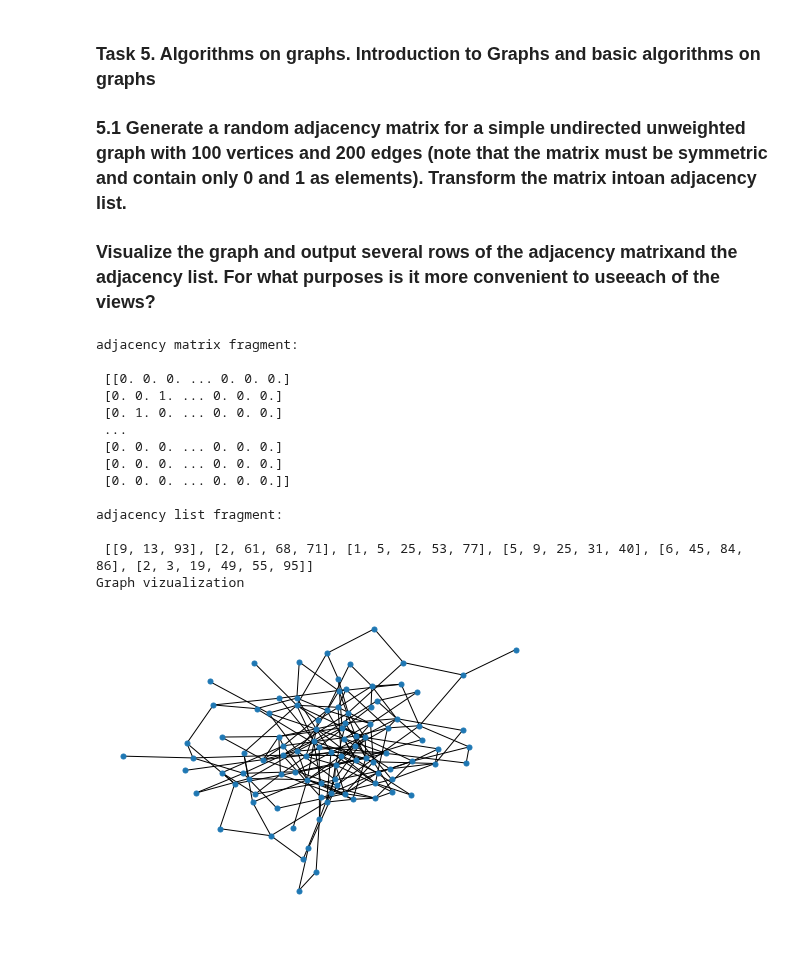
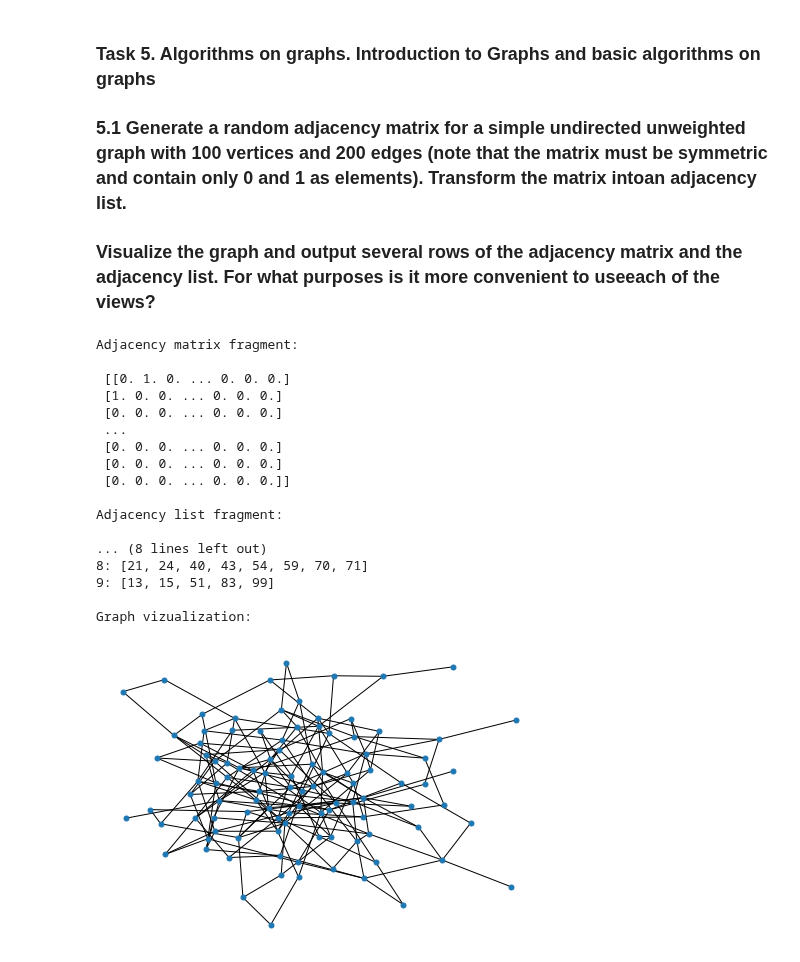
Before and after one commit to belpablo/Algorithms-21, a Jupyter notebook: Lab_5/Lab_5.ipynb, the cells around one changed output. Saved outputs shown, nothing was run; the diff lists cells and outputs as text; code cells hidden in the pictures.

```diff
--- a/Lab_5/Lab_5.ipynb
+++ b/Lab_5/Lab_5.ipynb
@@ -3,53 +3,80 @@
 
 ### 5.1 Generate a random adjacency matrix for a simple undirected unweighted graph with 100 vertices and 200 edges (note that the matrix must be symmetric and contain only 0 and 1 as elements). Transform the matrix intoan adjacency list.
 
-### Visualize the graph and output several rows of the adjacency matrixand the adjacency list. For what purposes is it more convenient to useeach of the views?
+### Visualize the graph and output several rows of the adjacency matrix and the adjacency list. For what purposes is it more convenient to useeach of the views?
 # %%
 import random
 import numpy as np
 import pandas as pd
 import networkx as nx
 import matplotlib.pyplot as plt
 
-nodes_num = 100
-connections_num = 2 * nodes_num
 
-adj_matrix = np.zeros([nodes_num, nodes_num])
-counter = 0
+def adj_matrix(nodes_num, connections_num):
 
-while counter < connections_num:
+    """ random generation of adjacency matrix with
+    fixed numbers of nodes and connections """
 
-    i, j = random.sample([i for i in range(nodes_num)], 2)
+    matrix = np.zeros([nodes_num, nodes_num])
+    counter = 0
 
-    if adj_matrix[i][j] == 0:
+    while counter < connections_num:
 
-        adj_matrix[i][j] = adj_matrix[j][i] = 1
-        counter += 1
+        i, j = random.sample([i for i in range(nodes_num)], 2)
 
+        if matrix[i][j] == 0:
+
+            matrix[i][j] = matrix[j][i] = 1
+            counter += 1
+
+    return matrix
+
+
+def adj_list(adj_matrix):
+
+    """ generation of adjacency list from adjacency list """
+
+    return [list(np.where(adj_matrix[i] == 1)[0]) for i in range(len(adj_matrix))]
+
+
+# Testing----------------------------
+
+random.seed(21) #2, 9, 14 - another connected graphs
+nodes_num, connections_num = 100, 200
+
+adj_matrix = adj_matrix(nodes_num, connections_num)
+print('Adjacency matrix fragment:\n\n', adj_matrix)
+
+print('\nAdjacency list fragment:\n')
+
+i = 0
+adj_list = adj_list(adj_matrix)
+
+for tmp in adj_list[:10]:
+    print('{}: {}'.format(i, tmp))
+    i += 1
+
+print('\nGraph vizualization:')
 graph = nx.Graph(adj_matrix)
-
-print('adjacency matrix fragment:\n\n', adj_matrix)   # adjacency matrix - матрица смежности
-
-adj_list = [list(np.where(adj_matrix[i] == 1)[0]) for i in range(nodes_num)]
-print('\nadjacency list fragment:\n\n', adj_list[:6]) # adjacency list - список смежности
-
-print('Graph vizualization')
 nx.draw(graph, node_size = 25)                        # vizualization
 # %% [output]
-adjacency matrix fragment:
+Adjacency matrix fragment:
 
- [[0. 0. 0. ... 0. 0. 0.]
- [0. 0. 1. ... 0. 0. 0.]
- [0. 1. 0. ... 0. 0. 0.]
+ [[0. 1. 0. ... 0. 0. 0.]
+ [1. 0. 0. ... 0. 0. 0.]
+ [0. 0. 0. ... 0. 0. 0.]
  ...
  [0. 0. 0. ... 0. 0. 0.]
  [0. 0. 0. ... 0. 0. 0.]
  [0. 0. 0. ... 0. 0. 0.]]
 
-adjacency list fragment:
+Adjacency list fragment:
 
- [[9, 13, 93], [2, 61, 68, 71], [1, 5, 25, 53, 77], [5, 9, 25, 31, 40], [6, 45, 84, 86], [2, 3, 19, 49, 55, 95]]
-Graph vizualization
+... (8 lines left out)
+8: [21, 24, 40, 43, 54, 59, 70, 71]
+9: [13, 15, 51, 83, 99]
+
+Graph vizualization:
-[figure, old version]
+[figure, new version]
 # %%
 nx.draw_circular(graph, node_color = 'red', node_size = 25, with_labels = False)
```
Also changed, not shown: parts of 5 cells of this notebook.
